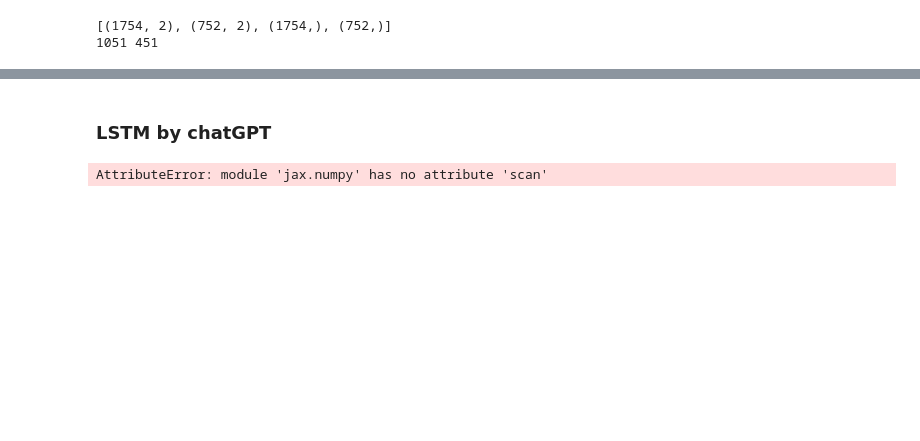
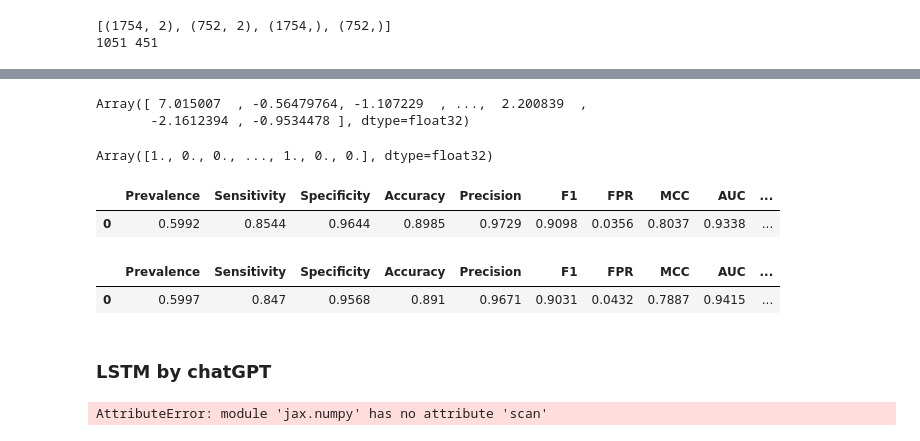
Before and after one commit to asalomatov/options, a Jupyter notebook: notebooks/jax.ipynb, the cells around one changed output, grey strips where cells are left out. Cells and saved outputs as stored; diff of their text form; code cells hidden in the pictures; blank space fills up the shorter version.

```diff
--- a/notebooks/jax.ipynb
+++ b/notebooks/jax.ipynb
@@ -683,0 +879,34 @@ jax.__file__
+# %%
+# optimizer
+# import optax
+# learning_rate = 0.001
+batch_size = 1500
+train_size = X_train.shape[0]
+num_steps = 2000
+def fit(params: optax.Params, optimizer: optax.GradientTransformation) -> optax.Params:
+    opt_state = optimizer.init(params)
+
+    @jax.jit
+    def step(params, opt_state, batch, labels):
+        loss_value, grads = jax.value_and_grad(loss)(params, batch, labels)
+        updates, opt_state = optimizer.update(grads, opt_state, params)
+        params = optax.apply_updates(params, updates)
+        return params, opt_state, loss_value
+    key = jax.random.PRNGKey(42)
+    for i in range(num_steps):
+        # draw a batch randomly from training set
+        key, key1 = jax.random.split(key)
+        idxs = jax.random.randint(key1, (batch_size,), 0, train_size)
+        x = X_train[idxs]
+        y = jax.nn.one_hot(y_train[idxs], 2)
+
+        params, opt_state, loss_value = step(params, opt_state, x, y)
+        if i % 100 == 0:
+          print(f'step {i}, loss: {loss_value}')
+
+    return params
+
+# Finally, we can fit our parametrized function using the Adam optimizer
+# provided by optax.
+optimizer = optax.adam(learning_rate=1e-1)
+params = fit(params, optimizer)
@@ -683,0 +934,29 @@ jax.__file__
+# %%
+net(params, X_train)[:, 1] #, jax.nn.one_hot(y_train, 2))
+# %% [output]
+Array([ 7.015007  , -0.56479764, -1.107229  , ...,  2.200839  ,
+       -2.1612394 , -0.9534478 ], dtype=float32)
+# %%
+jnp.round(sigmoid(net(params, X_train)[:, 1]),0)
+# %% [output]
+Array([1., 0., 0., ..., 1., 0., 0.], dtype=float32)
+# %%
+# performance metrics
+binary_classification_metrics(y_train,
+                              jnp.round(sigmoid(net(params, X_train)[:, 1]),0),
+                              sigmoid(net(params, X_train)[:, 1]),
+                              4
+                             )
+# %% [output]
+|  | Prevalence | Sensitivity | Specificity | Accuracy | Precision | F1 | FPR | MCC | AUC | ... |
+| 0 | 0.5992 | 0.8544 | 0.9644 | 0.8985 | 0.9729 | 0.9098 | 0.0356 | 0.8037 | 0.9338 | ... |
+# %%
+# performance metrics
+binary_classification_metrics(y_test,
+                              jnp.round(sigmoid(net(params, X_test)[:, 1]),0),
+                              sigmoid(net(params, X_test)[:, 1]),
+                              4
+                             )
+# %% [output]
+|  | Prevalence | Sensitivity | Specificity | Accuracy | Precision | F1 | FPR | MCC | AUC | ... |
+| 0 | 0.5997 | 0.847 | 0.9568 | 0.891 | 0.9671 | 0.9031 | 0.0432 | 0.7887 | 0.9415 | ... |
```
Also changed, not shown: parts of 32 cells of this notebook.
